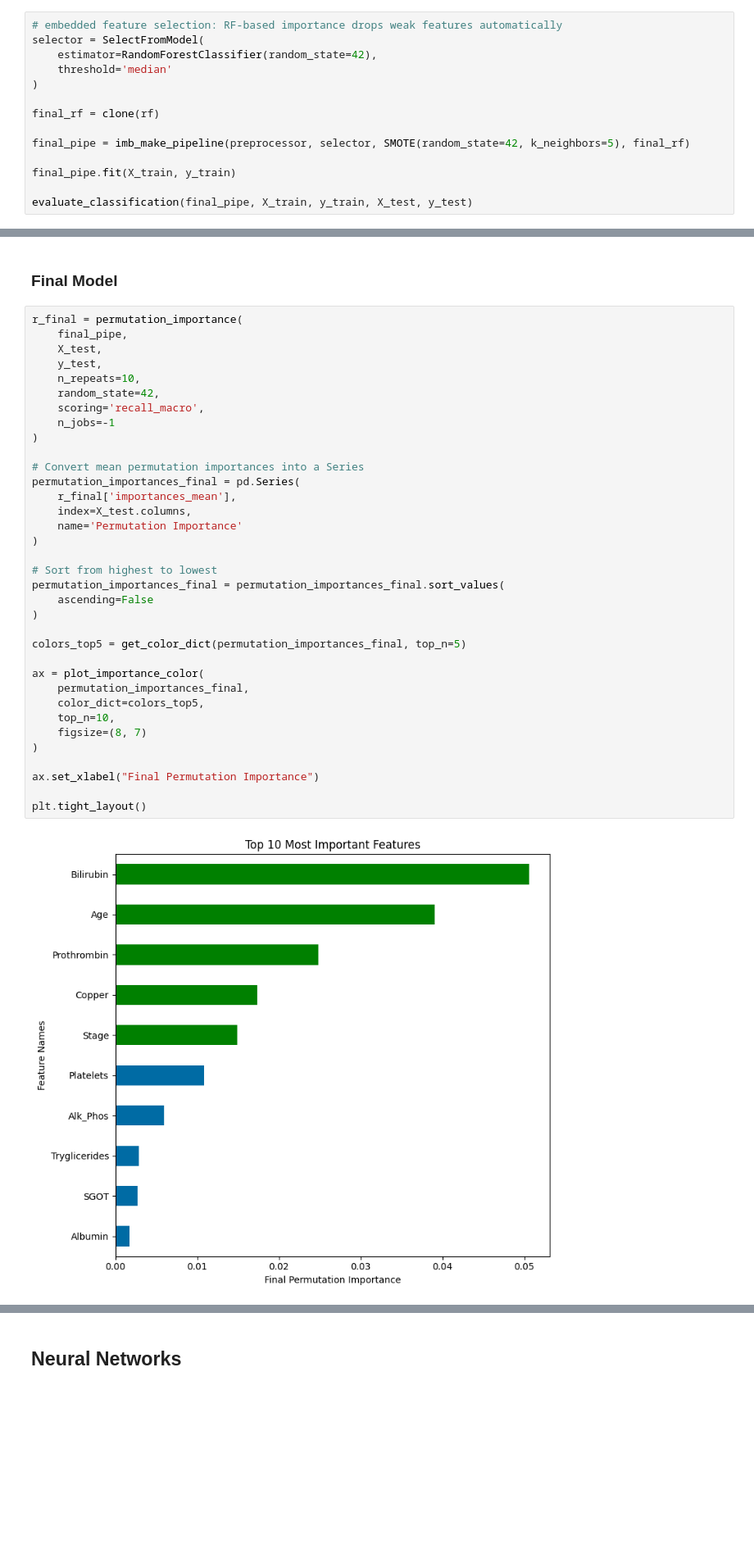
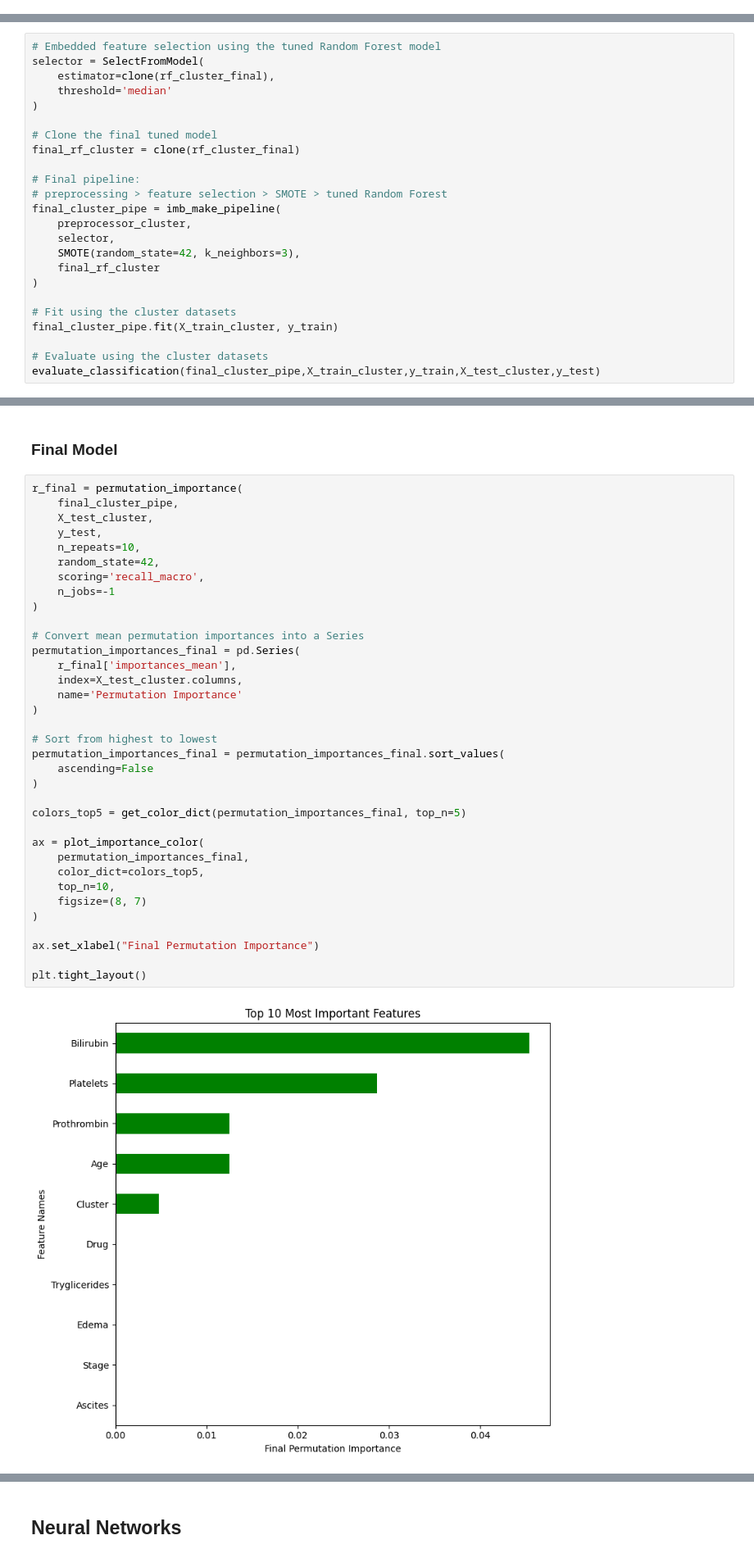
Before and after one commit to swirita/Cirrhosis-Prediction, a Jupyter notebook: Cirrhosis_Prediction.ipynb, the cells around one changed output, grey strips where cells are left out. Shown at 82% size. Saved outputs shown, nothing was run; the diff lists cells and outputs as text; blank space fills up the shorter version.

```diff
--- a/Cirrhosis_Prediction.ipynb
+++ b/Cirrhosis_Prediction.ipynb
@@ -1585,16 +1717,2 @@ weighted avg       0.72      0.69      0.70       105
 # %% [markdown]
 ### 2) Feature Selection: Embedded Method (`SelectFromModel`)
-# %%
-# embedded feature selection: RF-based importance drops weak features automatically
-selector = SelectFromModel(
-    estimator=RandomForestClassifier(random_state=42),
-    threshold='median'
-)
-
-final_rf = clone(rf)
-
-final_pipe = imb_make_pipeline(preprocessor, selector, SMOTE(random_state=42, k_neighbors=5), final_rf)
-
-final_pipe.fit(X_train, y_train)
-
-evaluate_classification(final_pipe, X_train, y_train, X_test, y_test)
@@ -1627,0 +1719,24 @@ weighted avg       0.75      0.70      0.73       105
+# %%
+# Embedded feature selection using the tuned Random Forest model
+selector = SelectFromModel(
+    estimator=clone(rf_cluster_final),
+    threshold='median'
+)
+
+# Clone the final tuned model
+final_rf_cluster = clone(rf_cluster_final)
+
+# Final pipeline:
+# preprocessing > feature selection > SMOTE > tuned Random Forest
+final_cluster_pipe = imb_make_pipeline(
+    preprocessor_cluster,
+    selector,
+    SMOTE(random_state=42, k_neighbors=3),
+    final_rf_cluster
+)
+
+# Fit using the cluster datasets
+final_cluster_pipe.fit(X_train_cluster, y_train)
+
+# Evaluate using the cluster datasets
+evaluate_classification(final_cluster_pipe,X_train_cluster,y_train,X_test_cluster,y_test)
@@ -1640,41 +1799,41 @@ print(list(selected_features))
 ### Final Model
 # %%
 r_final = permutation_importance(
-    final_pipe,
-    X_test,
+    final_cluster_pipe,
+    X_test_cluster,
     y_test,
     n_repeats=10,
     random_state=42,
     scoring='recall_macro',
     n_jobs=-1
 )
 
 # Convert mean permutation importances into a Series
 permutation_importances_final = pd.Series(
     r_final['importances_mean'],
-    index=X_test.columns,
+    index=X_test_cluster.columns,
     name='Permutation Importance'
 )
 
 # Sort from highest to lowest
 permutation_importances_final = permutation_importances_final.sort_values(
     ascending=False
 )
 
 colors_top5 = get_color_dict(permutation_importances_final, top_n=5)
 
 ax = plot_importance_color(
     permutation_importances_final,
     color_dict=colors_top5,
     top_n=10,
     figsize=(8, 7)
 )
 
 ax.set_xlabel("Final Permutation Importance")
 
 plt.tight_layout()
 # %% [output]
-[figure, old version]
+[figure, new version]
 # %% [markdown]
 > ### Feature Importance — Baseline vs Final Model (`recall_macro`)
 >
```
Also changed, not shown: parts of 19 cells of this notebook.
